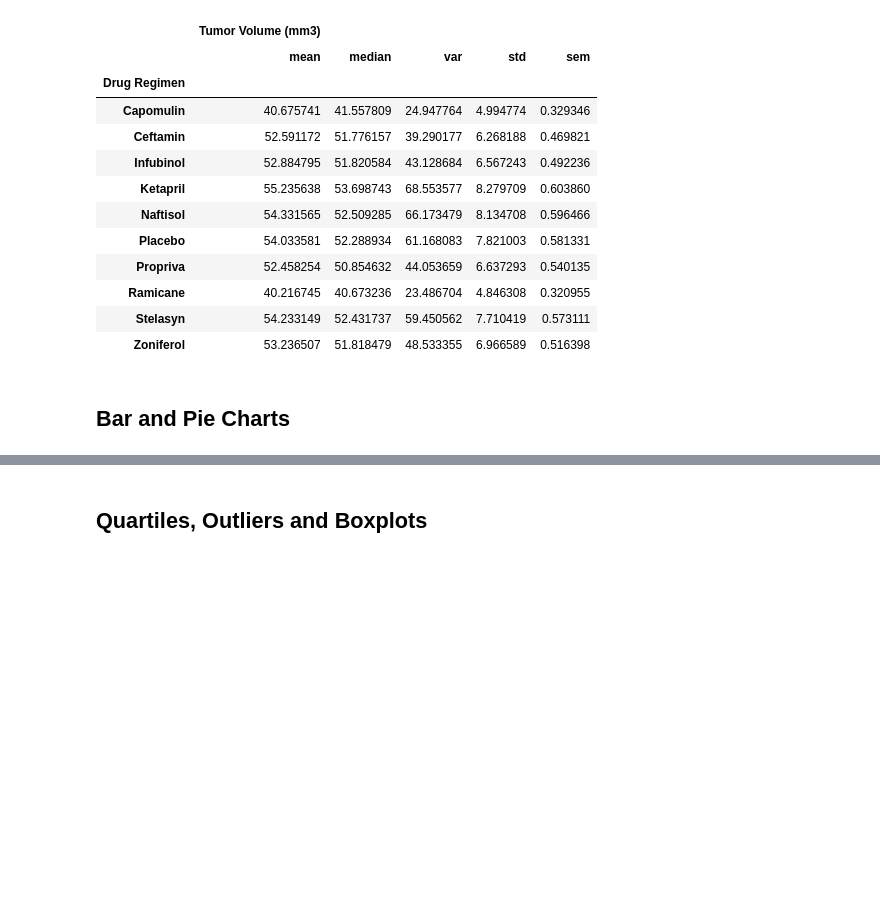
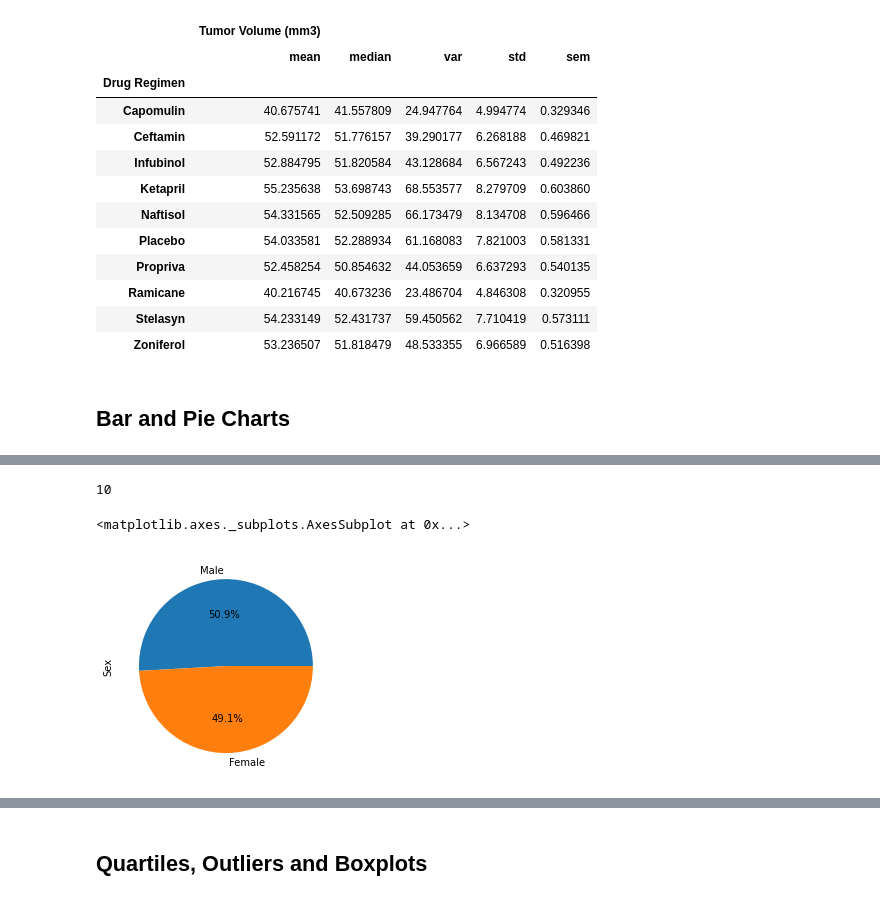
Before and after one commit to abhikenobi/Matplotlib-Challenge, a Jupyter notebook: Pymaceuticals/pymaceuticals_starter.ipynb, the cells around one changed output, grey strips where cells are left out. Saved outputs shown, nothing was run; the diff lists cells and outputs as text; code cells hidden in the pictures; blank space fills up the shorter version.

```diff
--- a/Pymaceuticals/pymaceuticals_starter.ipynb
+++ b/Pymaceuticals/pymaceuticals_starter.ipynb
@@ -191,6 +213,16 @@ summary_group
+# %%
+length = len(clean_df.groupby("Drug Regimen").count())
+length
+# %% [output]
+10
 # %%
 # Generate a bar plot showing the total number of measurements taken on each drug regimen using pyplot.
 # %%
 # Generate a pie plot showing the distribution of female versus male mice using pandas
+gender_counts = clean_df["Sex"].value_counts()
+gender_counts.plot(kind="pie", autopct="%1.1f%%")
+# %% [output]
+<matplotlib.axes._subplots.AxesSubplot at 0x...>
+[figure, added]
 # %%
 # Generate a pie plot showing the distribution of female versus male mice using pyplot
```
Also changed, not shown: parts of 15 cells of this notebook.
